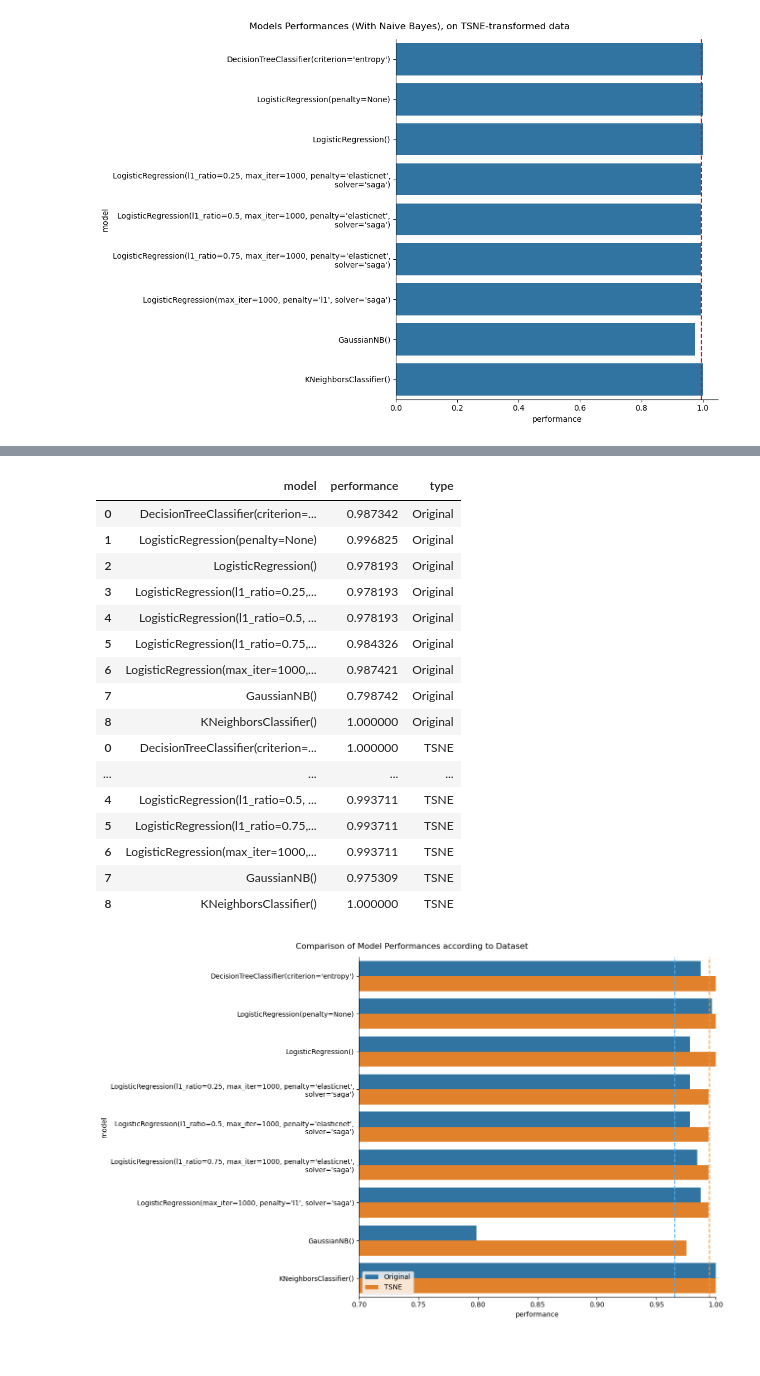
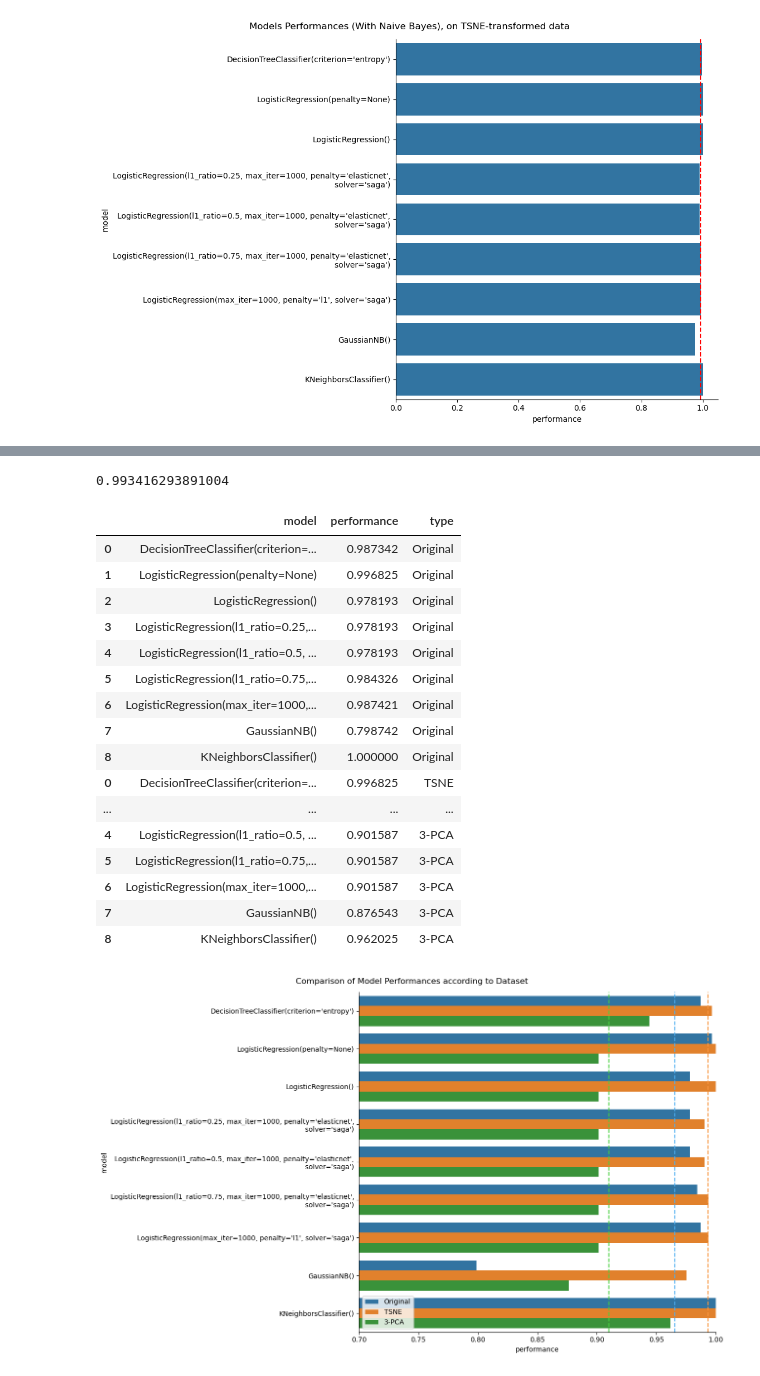
Before and after one commit to OdinMeng/MachineLearningBChallenges, a Jupyter notebook: challenges/challenge1/challenge-one.ipynb, the cells around one changed output, grey strips where cells are left out. Drawn from its saved outputs; the diff is of its cells as text; code cells hidden in the pictures.

```diff
--- a/challenges/challenge1/challenge-one.ipynb
+++ b/challenges/challenge1/challenge-one.ipynb
@@ -82,10 +82,11 @@ df.describe()
 # %%
 columns = ['variance', 'skewness', 'kurtosis', 'entropy']
 
-fig, axes = plt.subplots(4,1, figsize=(10, 20))
+fig, axes = plt.subplots(1,4, figsize=(20,3))
 
 for i,col in enumerate(columns):
     sns.histplot(df, x=col, ax=axes[i], kde=True)
 
+plt.suptitle("Variables Histplots (with KDE)")
 plt.show()
 # %% [output]
@@ -406,3 +408,13 @@ plt.tight_layout()
 plt.show()
 # %% [output]
 [figure]
+# %%
+f1_scores_pca = {}
+
+for model in MODELS:
+    f1_score_i = run_model(model, X_3PCA,y)
+    f1_scores_pca[model] = [f1_score_i]
+
+df_results_PCA = pd.DataFrame(f1_scores_pca)
+df_results_processed_PCA = df_results_PCA.T.reset_index().rename(columns={'index': 'model', 0: 'performance'})
+df_results_processed_PCA
@@ -409,8 +444,13 @@ plt.show()
+# %%
+np.mean(list(f1_scores_tsne.values()))
+# %% [output]
+0.993416293891004
 # %%
 df_results_processed['type'] = 'Original'
 df_results_processed_tsne['type'] = 'TSNE'
+df_results_processed_PCA['type'] = '3-PCA'
 
-df_results_combined = pd.concat([df_results_processed, df_results_processed_tsne])
+df_results_combined = pd.concat([df_results_processed, df_results_processed_tsne, df_results_processed_PCA])
 df_results_combined
 # %% [output]
 |  | model | performance | type |
@@ -423,28 +463,28 @@ df_results_combined
 | 6 | LogisticRegression(max_iter=1000,... | 0.987421 | Original |
 | 7 | GaussianNB() | 0.798742 | Original |
 | 8 | KNeighborsClassifier() | 1.000000 | Original |
-| 0 | DecisionTreeClassifier(criterion=... | 1.000000 | TSNE |
+| 0 | DecisionTreeClassifier(criterion=... | 0.996825 | TSNE |
 | ... | ... | ... | ... |
-| 4 | LogisticRegression(l1_ratio=0.5, ... | 0.993711 | TSNE |
-| 5 | LogisticRegression(l1_ratio=0.75,... | 0.993711 | TSNE |
-| 6 | LogisticRegression(max_iter=1000,... | 0.993711 | TSNE |
-| 7 | GaussianNB() | 0.975309 | TSNE |
-| 8 | KNeighborsClassifier() | 1.000000 | TSNE |
+| 4 | LogisticRegression(l1_ratio=0.5, ... | 0.901587 | 3-PCA |
+| 5 | LogisticRegression(l1_ratio=0.75,... | 0.901587 | 3-PCA |
+| 6 | LogisticRegression(max_iter=1000,... | 0.901587 | 3-PCA |
+| 7 | GaussianNB() | 0.876543 | 3-PCA |
+| 8 | KNeighborsClassifier() | 0.962025 | 3-PCA |
 # %%
 g = sns.catplot(df_results_combined, x='performance', y='model', hue='type', kind='bar',  height=8, aspect=1.5/1, legend_out=True)
 g._legend.remove()
 plt.xlim(0.7, 1)
 plt.suptitle("Comparison of Model Performances according to Dataset")
 plt.axvline(np.mean(list(f1_scores.values())), color='#4daef0', linestyle='--')
 plt.axvline(np.mean(list(f1_scores_tsne.values())), color='#f79640', linestyle='--')
-
+plt.axvline(np.mean(list(f1_scores_pca.values())), color='#47cf40', linestyle='--')
 plt.legend(loc = 'lower left')
 
 plt.tight_layout()
 
 plt.show()
 # %% [output]
-[figure, old version]
+[figure, new version]
 # %%
 g = sns.catplot(df_results_combined, x='performance', y='model', hue='type', kind='bar',  height=8, aspect=1.5/1, legend_out=True)
 g._legend.remove()
```
Also changed, not shown: parts of 11 cells of this notebook, 14 other files.
